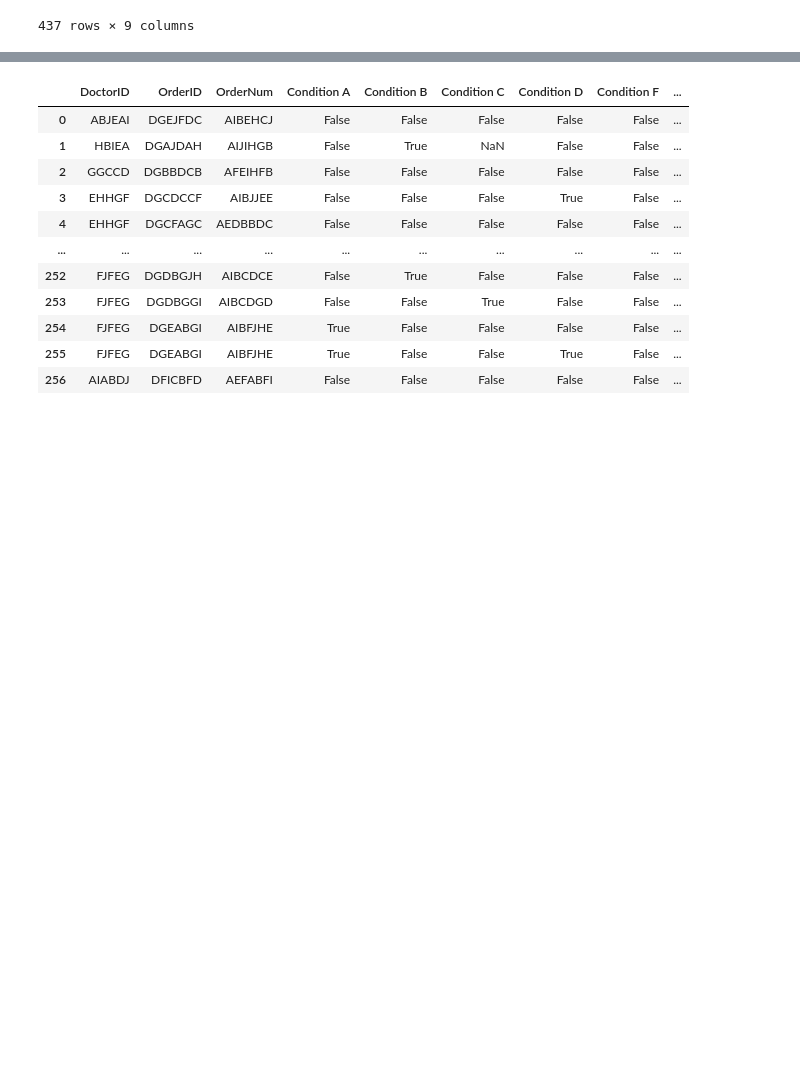
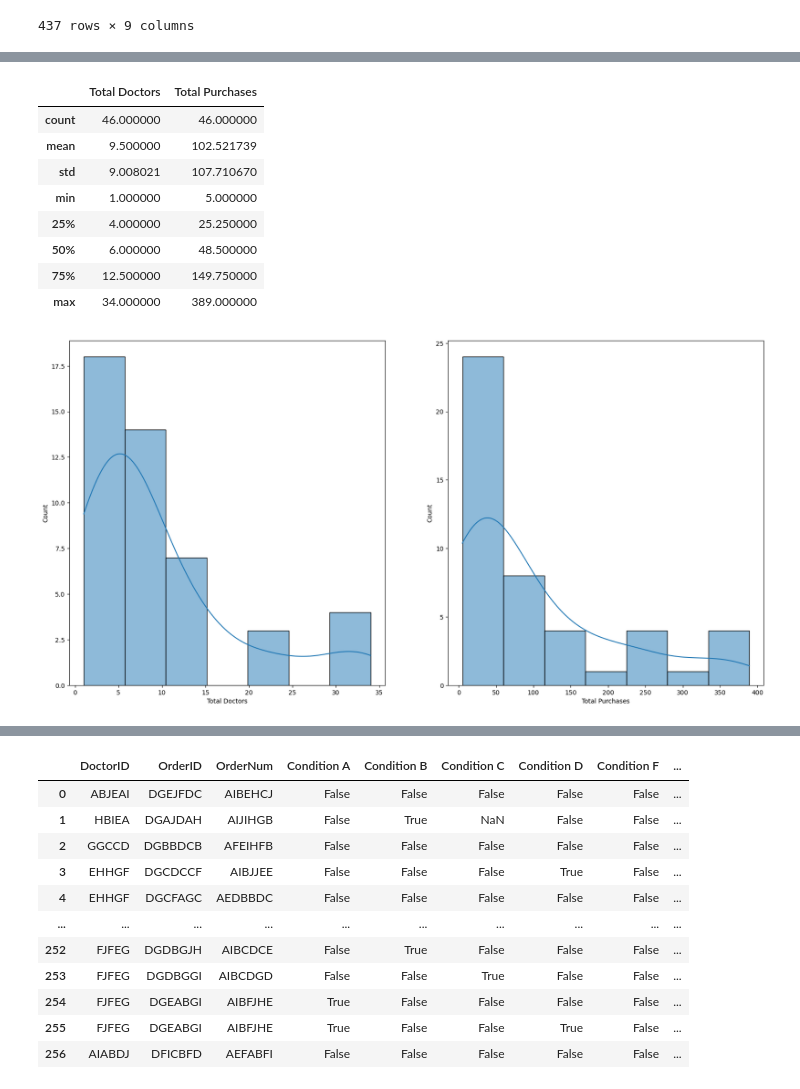
Before and after one commit to KBrandt57/COGS_118B_Project, a Jupyter notebook: project_notebook.ipynb, the cells around one changed output, grey strips where cells are left out. Saved outputs shown, nothing was run; the diff lists cells and outputs as text; code cells hidden in the pictures; blank space fills up the shorter version.

```diff
--- a/project_notebook.ipynb
+++ b/project_notebook.ipynb
@@ -73,0 +159,18 @@ doctors
+# %%
+#Make separate dataframe for just region counts
+doc_count = pd.DataFrame(doctors['Region'].value_counts())
+doc_count.index.name = 'Region'
+doc_count.columns = ['Total Doctors']
+
+#Make separate dataframe for total purchases by region
+doc_purch_sum = pd.DataFrame(doctors['Purchases'].groupby(doctors['Region']).sum())
+doc_purch_sum.index.name = 'Region'
+doc_purch_sum.columns = ['Total Purchases']
+
+#Join two dataframes together
+region_merged = doc_count.merge(doc_purch_sum, how = 'outer', on = 'Region')
+region_merged
+
+print(region_merged.head())
+print('The mean number of doctors per region is ', region_merged['Total Doctors'].mean(), ' doctors.')
+print('The mean number of purchases per region is ', region_merged['Total Purchases'].mean(), ' purchases.')
@@ -73,0 +187,17 @@ doctors
+# %%
+#Let's visualize the distribution of doctors per region
+f2, axs = plt.subplots(1, 2, figsize = (20, 10))
+sns.histplot(data = region_merged, x = 'Total Doctors', kde= True, ax = axs[0])
+sns.histplot(data = region_merged, x = 'Total Purchases', kde= True, ax = axs[1])
+region_merged.describe()
+# %% [output]
+|  | Total Doctors | Total Purchases |
+| count | 46.000000 | 46.000000 |
+| mean | 9.500000 | 102.521739 |
+| std | 9.008021 | 107.710670 |
+| min | 1.000000 | 5.000000 |
+| 25% | 4.000000 | 25.250000 |
+| 50% | 6.000000 | 48.500000 |
+| 75% | 12.500000 | 149.750000 |
+| max | 34.000000 | 389.000000 |
+[figure, added]
```
Also changed, not shown: parts of 21 cells of this notebook.
